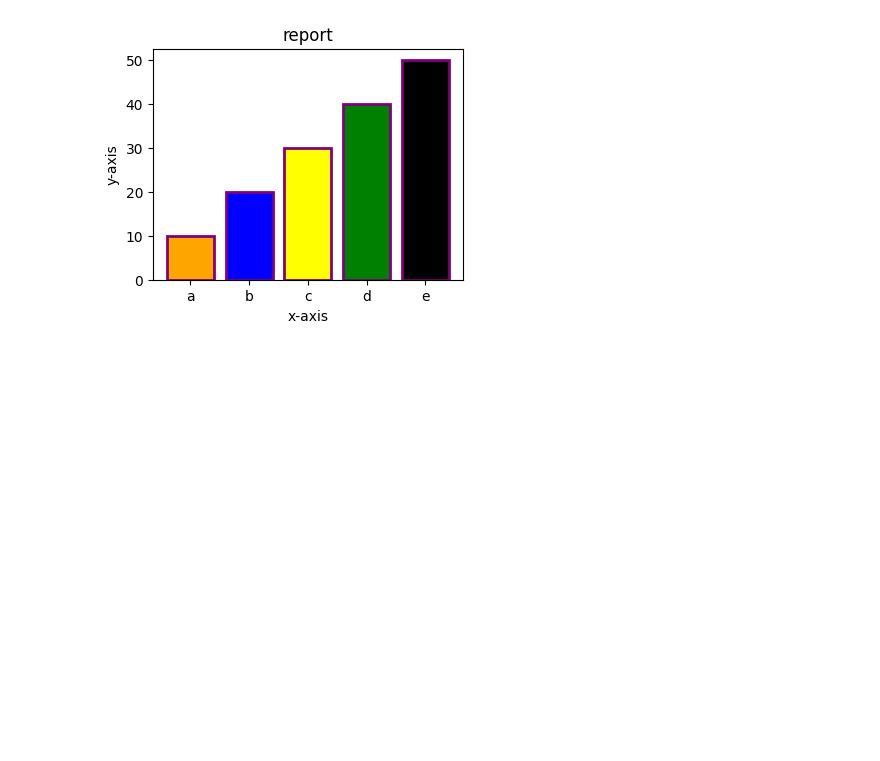
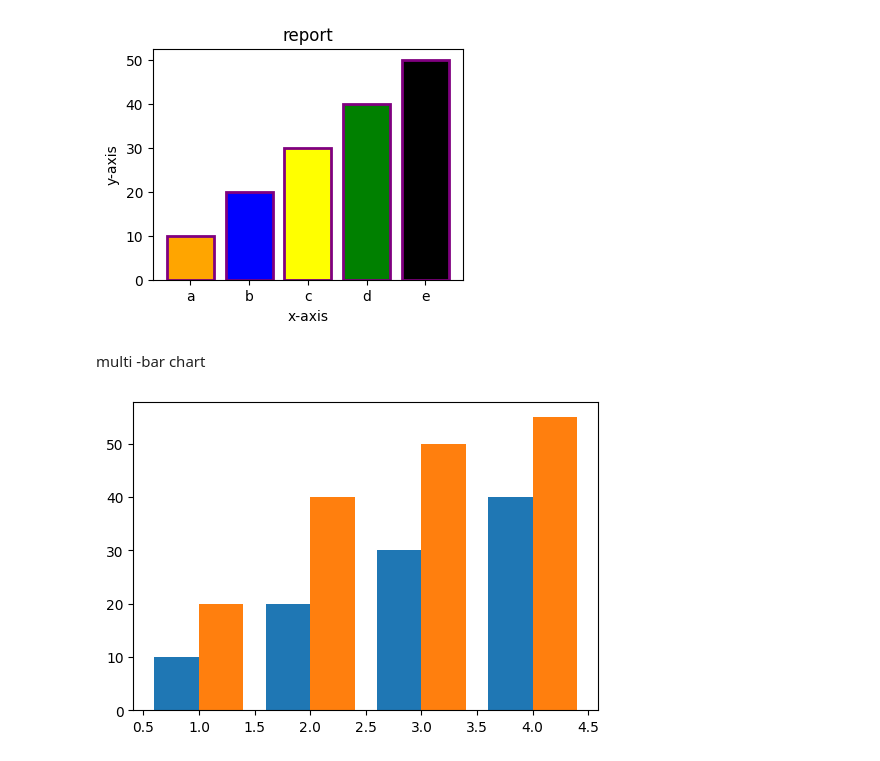
Before and after one commit to rajendra0968jangid/DS-ML, a Jupyter notebook: day13.ipynb, the cells around one changed output. Drawn from its saved outputs; the diff is of its cells as text; code cells hidden in the pictures; blank space fills up the shorter version.

```diff
--- a/day13.ipynb
+++ b/day13.ipynb
@@ -129,3 +129,23 @@ plt.ylabel("y-axis")
 plt.show()
 # %% [output]
 [figure]
+# %% [markdown]
+multi -bar chart
+# %%
+import matplotlib.pyplot as plt
+import numpy as np
+
+x = np.array([1,2,3,4])
+y1 = [10,20,30,40]
+y2 = [20,40,50,55]
+
+plt.figure(figsize=(6,4))
+
+w = 0.40
+
+plt.bar(x - w/2,y1,label="girls", width=w) # chart 1
+plt.bar(x + w/2,y2,label="boys",width=w) # chart 2
+
+plt.show()
+# %% [output]
+[figure, added]
```
Also changed, not shown: parts of 10 cells of this notebook.
